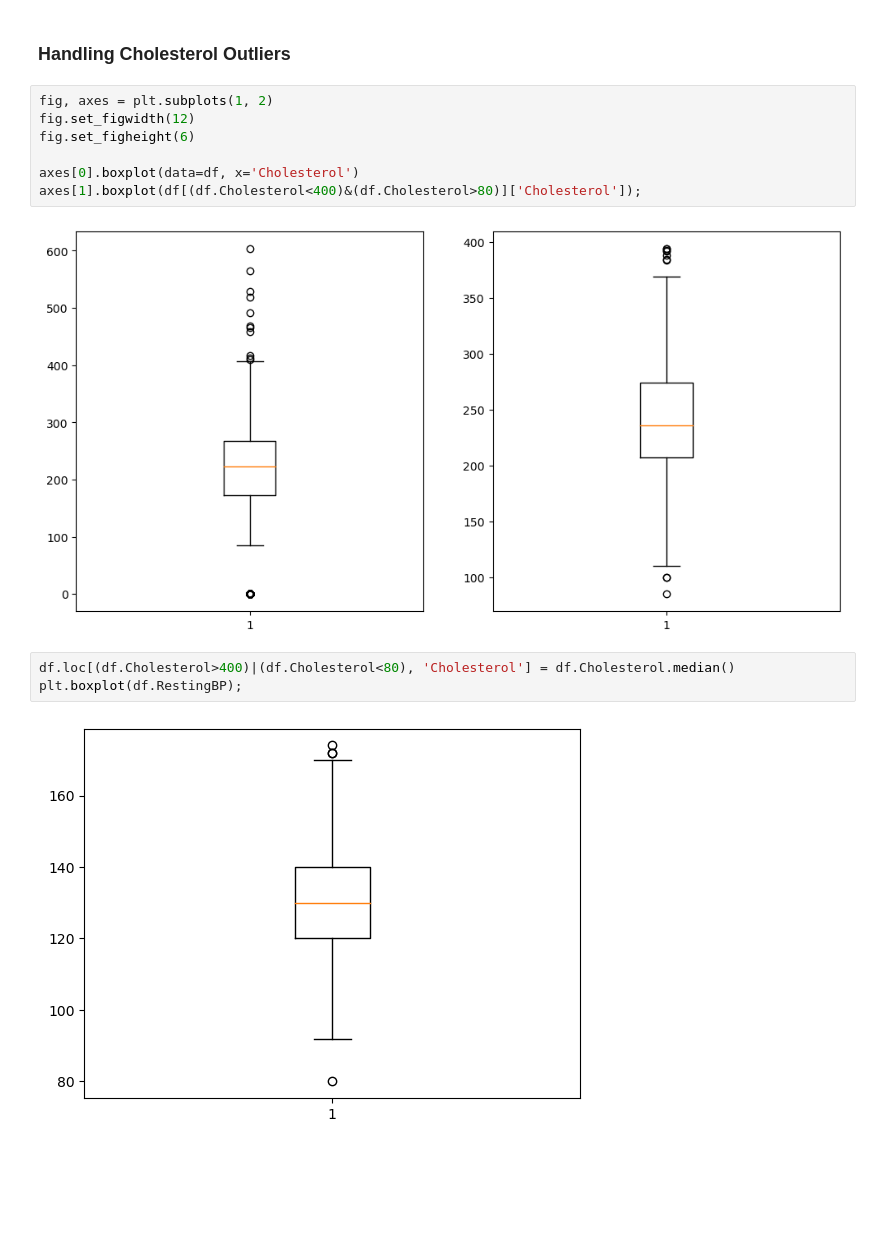
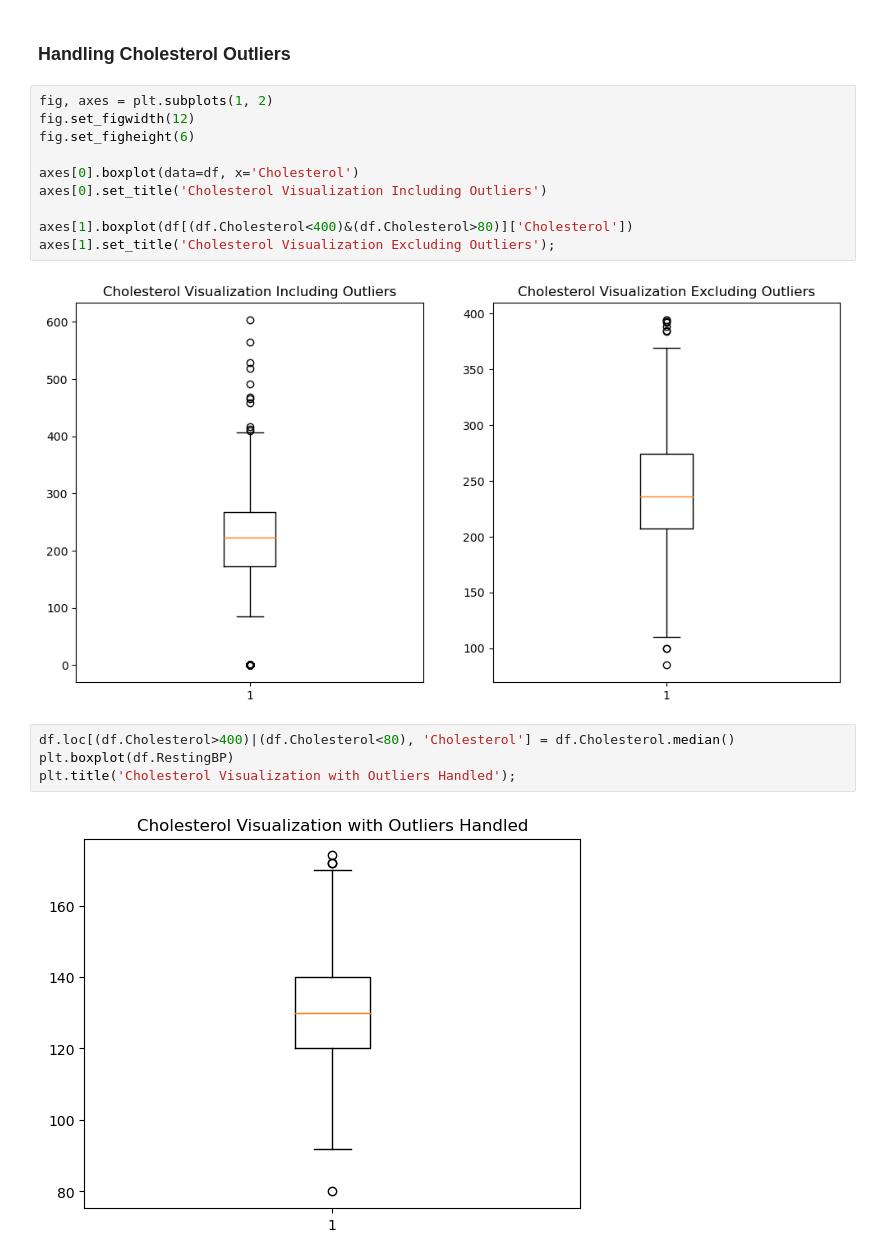
Before and after one commit to malikka-rajshahi/Heart-Failure-Analysis, a Jupyter notebook: main.ipynb, the cells around one changed output. Drawn from its saved outputs; the diff is of its cells as text; blank space fills up the shorter version.

```diff
--- a/main.ipynb
+++ b/main.ipynb
@@ -58,12 +62,16 @@ fig.set_figwidth(12)
 fig.set_figheight(6)
 
 axes[0].boxplot(data=df, x='Cholesterol')
-axes[1].boxplot(df[(df.Cholesterol<400)&(df.Cholesterol>80)]['Cholesterol']);
+axes[0].set_title('Cholesterol Visualization Including Outliers')
+
+axes[1].boxplot(df[(df.Cholesterol<400)&(df.Cholesterol>80)]['Cholesterol'])
+axes[1].set_title('Cholesterol Visualization Excluding Outliers');
 # %% [output]
-[figure, old version]
+[figure, new version]
 # %%
 df.loc[(df.Cholesterol>400)|(df.Cholesterol<80), 'Cholesterol'] = df.Cholesterol.median()
-plt.boxplot(df.RestingBP);
+plt.boxplot(df.RestingBP)
+plt.title('Cholesterol Visualization with Outliers Handled');
 # %% [output]
-[figure, old version]
+[figure, new version]
 # %%
```
Also changed, not shown: parts of 10 cells of this notebook.
